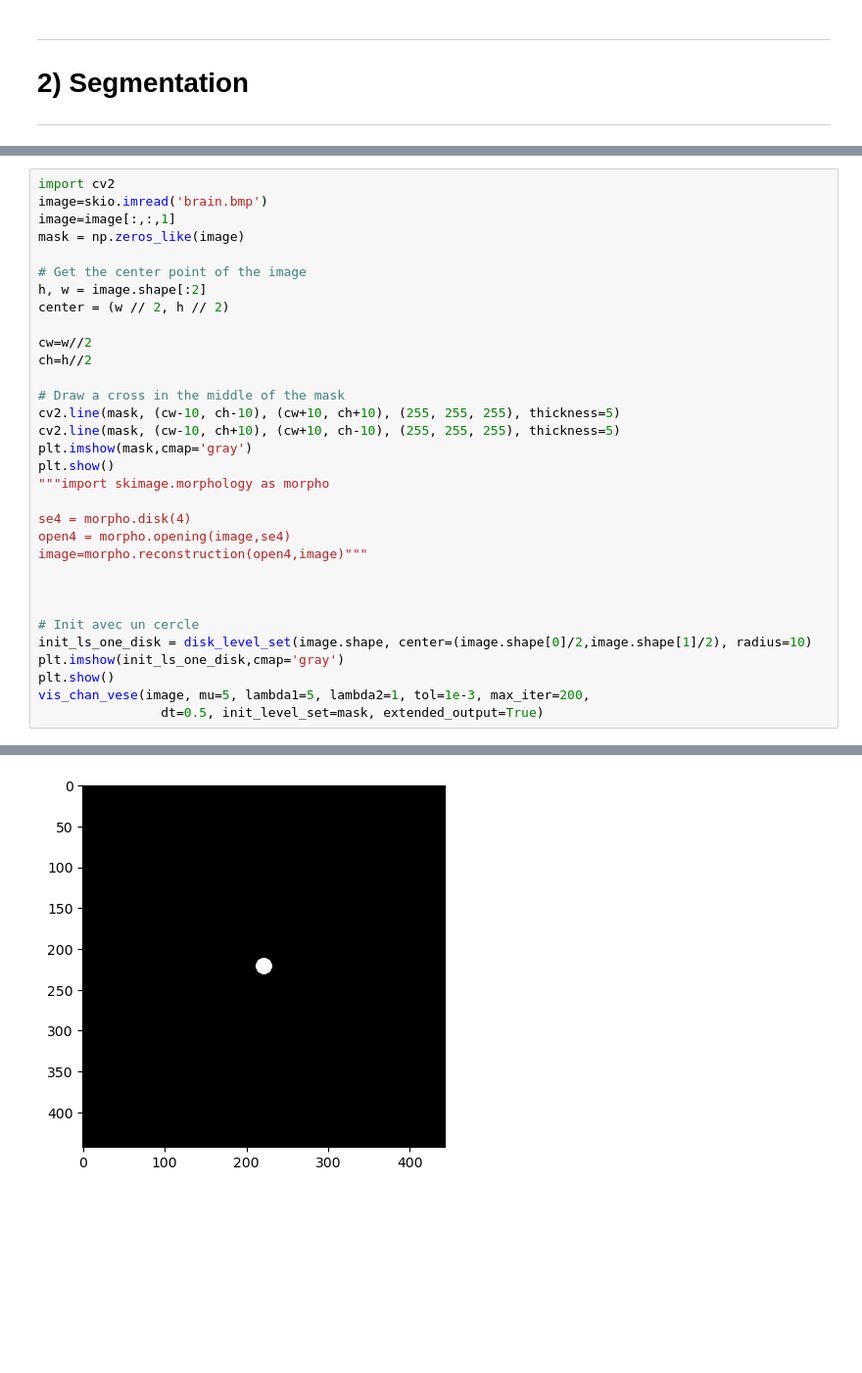
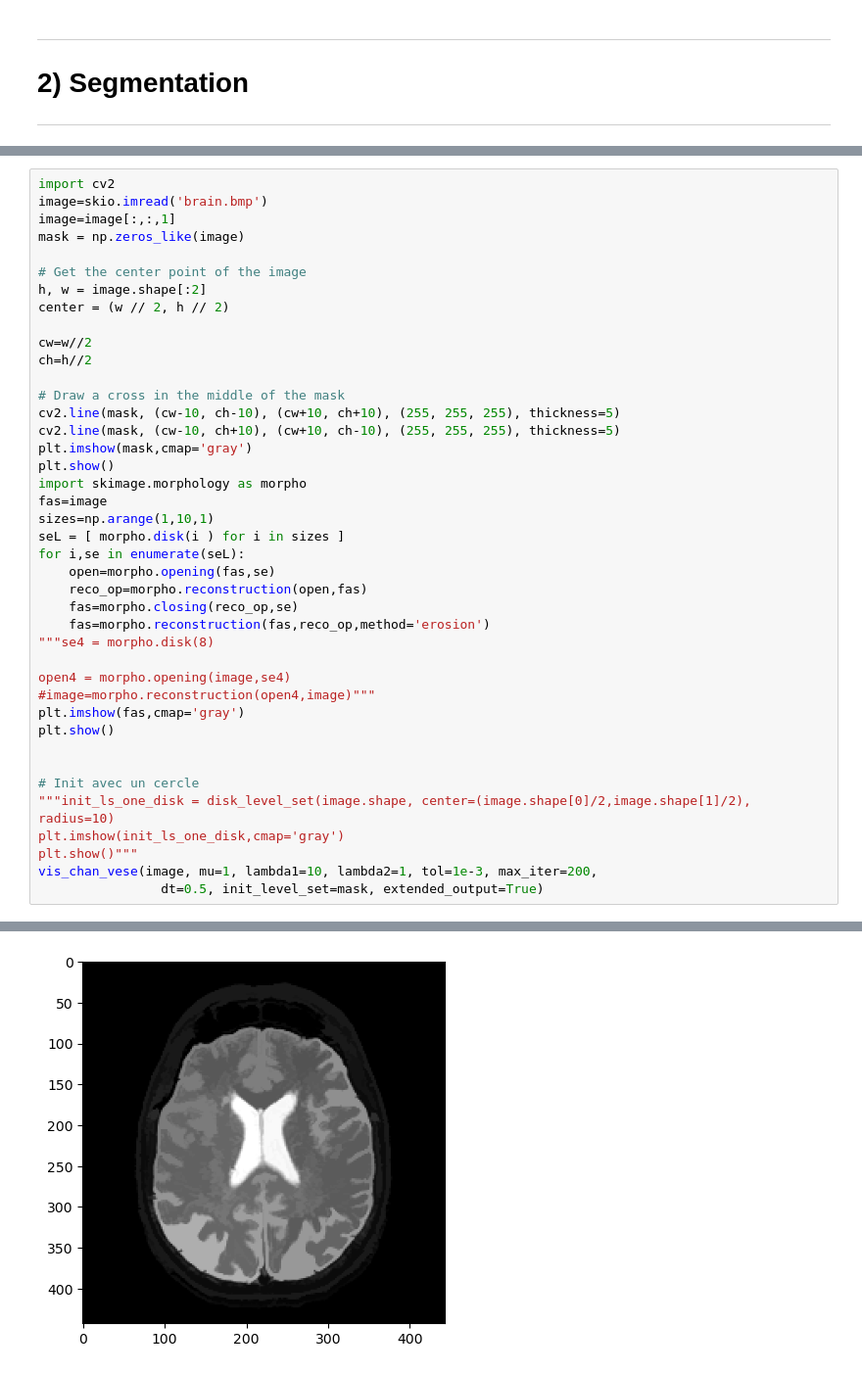
Before and after one commit to muhamed-aroui/Practical-Work, a Jupyter notebook: M2/AdvancedImageProcessing/TP-DeformableModels/tp_deformable-models.ipynb, the cells around one changed output, grey strips where cells are left out. Shown at 98% size. Drawn from its saved outputs; the diff is of its cells as text; blank space fills up the shorter version.

```diff
--- a/M2/AdvancedImageProcessing/TP-DeformableModels/tp_deformable-models.ipynb
+++ b/M2/AdvancedImageProcessing/TP-DeformableModels/tp_deformable-models.ipynb
@@ -453,35 +464,44 @@ for init_ls in [init_ls_check,init_ls_one_disk,init_ls_m_disk]:
 # %%
 import cv2
 image=skio.imread('brain.bmp')
 image=image[:,:,1]
 mask = np.zeros_like(image)
 
 # Get the center point of the image
 h, w = image.shape[:2]
 center = (w // 2, h // 2)
 
 cw=w//2
 ch=h//2
 
 # Draw a cross in the middle of the mask
 cv2.line(mask, (cw-10, ch-10), (cw+10, ch+10), (255, 255, 255), thickness=5)
 cv2.line(mask, (cw-10, ch+10), (cw+10, ch-10), (255, 255, 255), thickness=5)
 plt.imshow(mask,cmap='gray')
 plt.show()
-"""import skimage.morphology as morpho
+import skimage.morphology as morpho
+fas=image
+sizes=np.arange(1,10,1)
+seL = [ morpho.disk(i ) for i in sizes ]
+for i,se in enumerate(seL):
+    open=morpho.opening(fas,se)
+    reco_op=morpho.reconstruction(open,fas)
+    fas=morpho.closing(reco_op,se)
+    fas=morpho.reconstruction(fas,reco_op,method='erosion')
+"""se4 = morpho.disk(8)
 
-se4 = morpho.disk(4)
 open4 = morpho.opening(image,se4)
-image=morpho.reconstruction(open4,image)"""
-
+#image=morpho.reconstruction(open4,image)"""
+plt.imshow(fas,cmap='gray')
+plt.show()
 
 
 # Init avec un cercle
-init_ls_one_disk = disk_level_set(image.shape, center=(image.shape[0]/2,image.shape[1]/2), radius=10)
+"""init_ls_one_disk = disk_level_set(image.shape, center=(image.shape[0]/2,image.shape[1]/2), radius=10)
 plt.imshow(init_ls_one_disk,cmap='gray')
-plt.show()
-vis_chan_vese(image, mu=5, lambda1=5, lambda2=1, tol=1e-3, max_iter=200,
+plt.show()"""
+vis_chan_vese(image, mu=1, lambda1=10, lambda2=1, tol=1e-3, max_iter=200,
                 dt=0.5, init_level_set=mask, extended_output=True)
 # %% [output]
 [figure]
-[figure, old version]
+[figure, new version]
```
Also changed, not shown: parts of 3 cells of this notebook, 1 other file.
